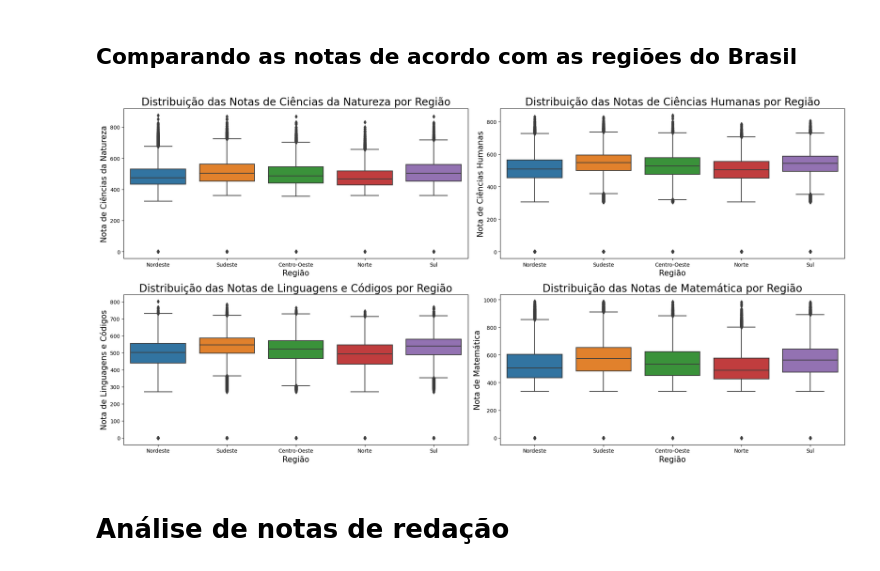
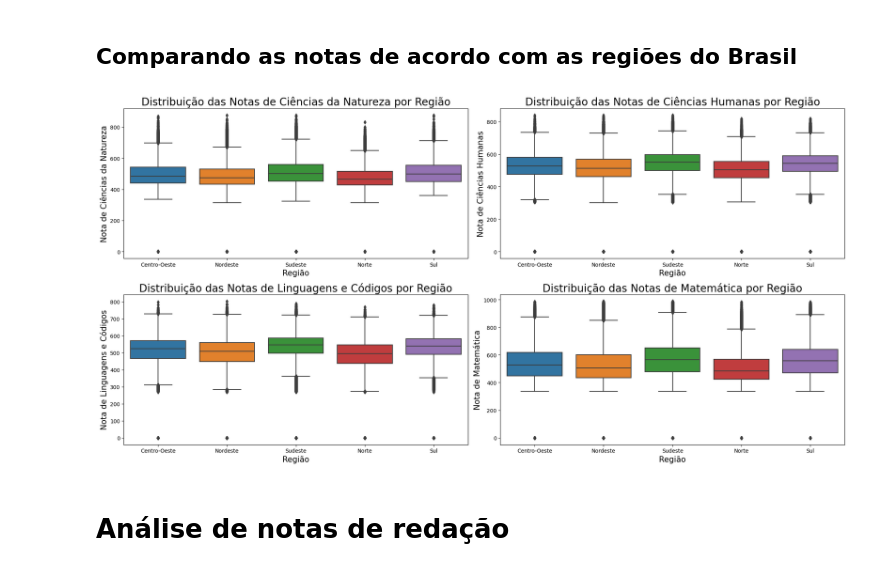
Before and after one commit to giolangella/Analise-de-Microdados-ENEM-2022, a Jupyter notebook: main.ipynb, the cells around one changed output. Cells and saved outputs as stored; diff of their text form; code cells hidden in the pictures.

```diff
--- a/main.ipynb
+++ b/main.ipynb
@@ -42,7 +54,7 @@ Index(['NU_INSCRICAO', 'NU_ANO', 'TP_FAIXA_ETARIA', 'TP_SEXO',
 # %% [markdown]
 ### Removendo colunas com pouca relevância para o estudo para otimizar o processamento
 # %%
-colunas_remover = ['NU_INSCRICAO', 'NU_ANO', 'CO_MUNICIPIO_ESC', 'NO_MUNICIPIO_ESC', 'CO_MUNICIPIO_PROVA', 'NO_MUNICIPIO_PROVA']
+colunas_remover = ['NU_INSCRICAO', 'NU_ANO', 'CO_MUNICIPIO_ESC', 'CO_MUNICIPIO_PROVA']
 df_otimizado = df.drop(colunas_remover, axis=1)
 df_otimizado.columns
 # %% [output]
@@ -324,35 +388,35 @@ mapeamento_regioes = {
     'Sudeste': ['SP', 'RJ', 'MG', 'ES'],
     'Centro-Oeste': ['MS', 'MT', 'GO', 'DF']
 }
 df_regioes = df_otimizado.copy()
-df_regioes['Regiao'] = df_regioes['SG_UF_ESC'].map({uf: regiao for regiao, ufs in mapeamento_regioes.items() for uf in ufs})
+df_regioes['Regiao'] = df_regioes['SG_UF_PROVA'].map({uf: regiao for regiao, ufs in mapeamento_regioes.items() for uf in ufs})
 
 fig, axes = plt.subplots(2, 2, figsize=(20, 10))
 
 sns.boxplot(x='Regiao', y='NU_NOTA_CN', data=df_regioes, ax=axes[0, 0])
 axes[0, 0].set_xlabel('Região', size=15)
 axes[0, 0].set_ylabel('Nota de Ciências da Natureza', size=15)
 axes[0, 0].set_title('Distribuição das Notas de Ciências da Natureza por Região', size=20)
 
 sns.boxplot(x='Regiao', y='NU_NOTA_CH', data=df_regioes, ax=axes[0, 1])
 axes[0, 1].set_xlabel('Região', size=15)
 axes[0, 1].set_ylabel('Nota de Ciências Humanas', size=15)
 axes[0, 1].set_title('Distribuição das Notas de Ciências Humanas por Região', size=20)
 
 sns.boxplot(x='Regiao', y='NU_NOTA_LC', data=df_regioes, ax=axes[1, 0])
 axes[1, 0].set_xlabel('Região', size=15)
 axes[1, 0].set_ylabel('Nota de Linguagens e Códigos', size=15)
 axes[1, 0].set_title('Distribuição das Notas de Linguagens e Códigos por Região', size=20)
 
 sns.boxplot(x='Regiao', y='NU_NOTA_MT', data=df_regioes, ax=axes[1, 1])
 axes[1, 1].set_xlabel('Região', size=15)
 axes[1, 1].set_ylabel('Nota de Matemática', size=15)
 axes[1, 1].set_title('Distribuição das Notas de Matemática por Região', size=20)
 
 plt.tight_layout()
 plt.show()
 # %% [output]
-[figure, old version]
+[figure, new version]
 # %% [markdown]
 # Análise de notas de redação
 # %%
```
Also changed, not shown: parts of 9 cells of this notebook, 1 other file.
